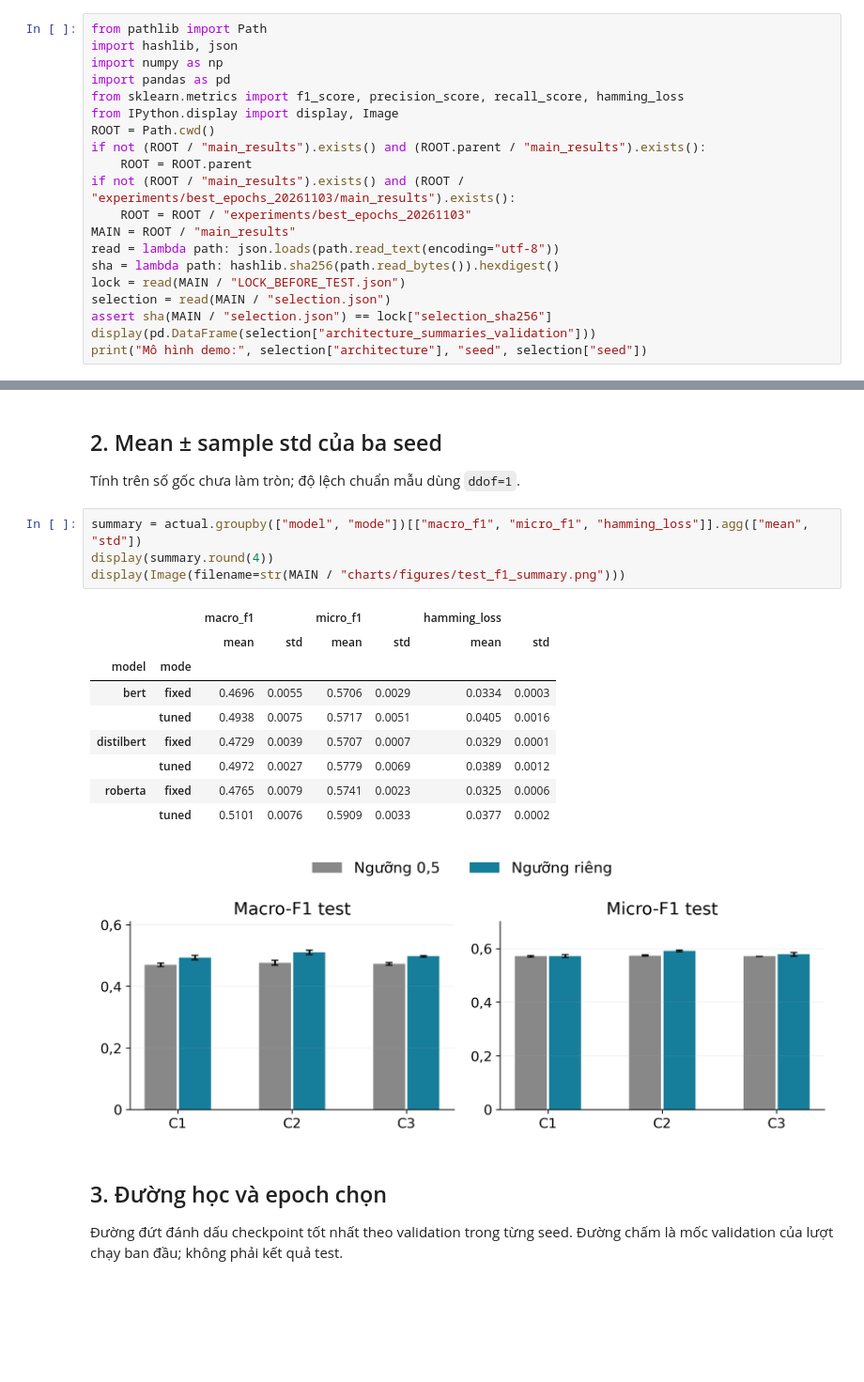
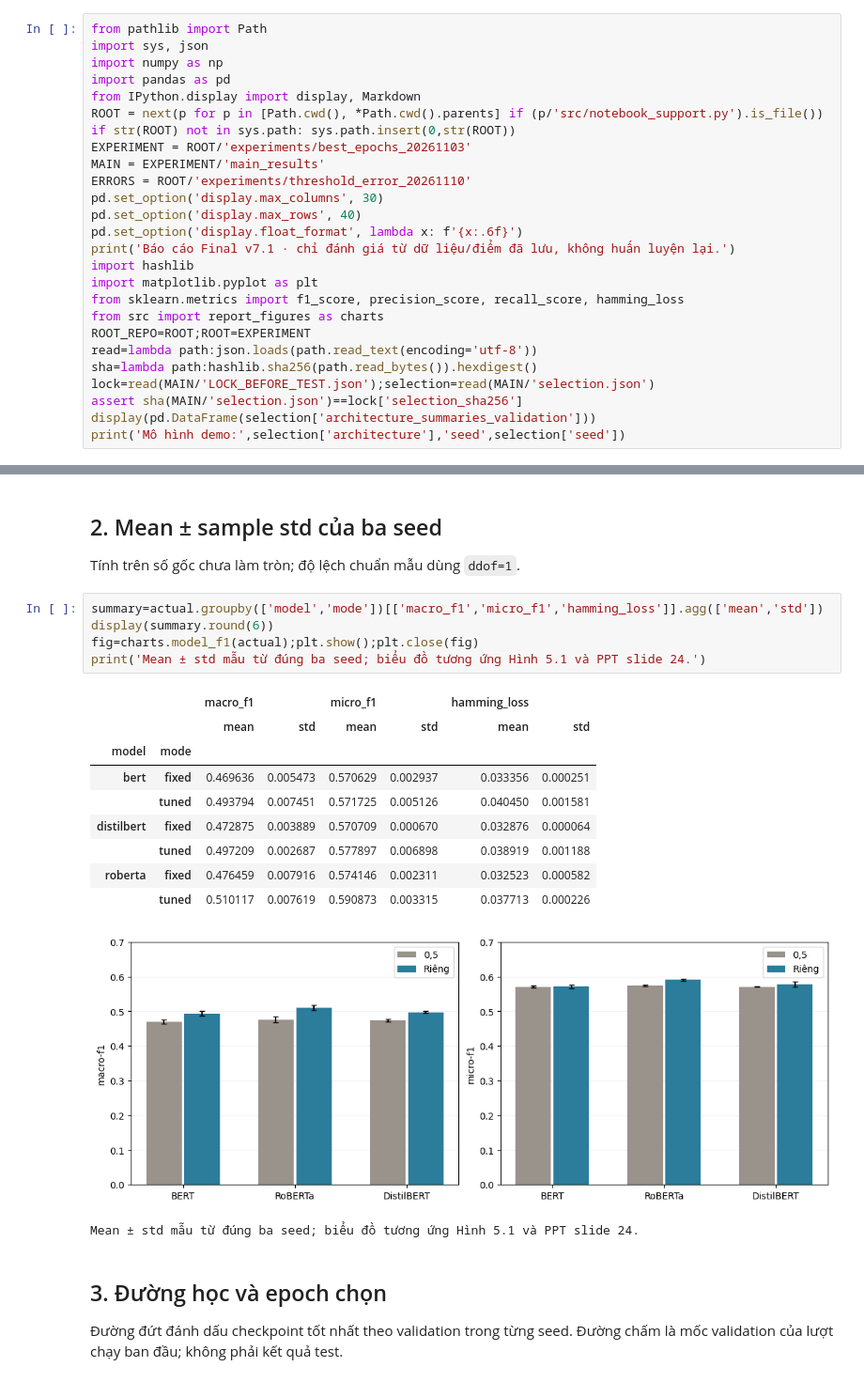
Before and after one commit to dzyuu1612/goemotions-multilabel-classification, a Jupyter notebook: experiments/best_epochs_20261103/GoEmotions_KetQua_EpochTotNhat.ipynb, the cells around one changed output, grey strips where cells are left out. Shown at 94% size. Drawn from its saved outputs; the diff is of its cells as text; blank space fills up the shorter version.

Commit message:
Clarify report notebooks and remove unused legacy workflows

```diff
--- a/experiments/best_epochs_20261103/GoEmotions_KetQua_EpochTotNhat.ipynb
+++ b/experiments/best_epochs_20261103/GoEmotions_KetQua_EpochTotNhat.ipynb
@@ -6,21 +4,27 @@ Bản đồng bộ báo cáo Final v6. Bảng chính dùng cấu hình chung, kh
 # %%
 from pathlib import Path
-import hashlib, json
+import sys, json
 import numpy as np
 import pandas as pd
+from IPython.display import display, Markdown
+ROOT = next(p for p in [Path.cwd(), *Path.cwd().parents] if (p/'src/notebook_support.py').is_file())
+if str(ROOT) not in sys.path: sys.path.insert(0,str(ROOT))
+EXPERIMENT = ROOT/'experiments/best_epochs_20261103'
+MAIN = EXPERIMENT/'main_results'
+ERRORS = ROOT/'experiments/threshold_error_20261110'
+pd.set_option('display.max_columns', 30)
+pd.set_option('display.max_rows', 40)
+pd.set_option('display.float_format', lambda x: f'{x:.6f}')
+print('Báo cáo Final v7.1 · chỉ đánh giá từ dữ liệu/điểm đã lưu, không huấn luyện lại.')
+import hashlib
+import matplotlib.pyplot as plt
 from sklearn.metrics import f1_score, precision_score, recall_score, hamming_loss
-from IPython.display import display, Image
-ROOT = Path.cwd()
-if not (ROOT / "main_results").exists() and (ROOT.parent / "main_results").exists():
-    ROOT = ROOT.parent
-if not (ROOT / "main_results").exists() and (ROOT / "experiments/best_epochs_20261103/main_results").exists():
-    ROOT = ROOT / "experiments/best_epochs_20261103"
-MAIN = ROOT / "main_results"
-read = lambda path: json.loads(path.read_text(encoding="utf-8"))
-sha = lambda path: hashlib.sha256(path.read_bytes()).hexdigest()
-lock = read(MAIN / "LOCK_BEFORE_TEST.json")
-selection = read(MAIN / "selection.json")
-assert sha(MAIN / "selection.json") == lock["selection_sha256"]
-display(pd.DataFrame(selection["architecture_summaries_validation"]))
-print("Mô hình demo:", selection["architecture"], "seed", selection["seed"])
+from src import report_figures as charts
+ROOT_REPO=ROOT;ROOT=EXPERIMENT
+read=lambda path:json.loads(path.read_text(encoding='utf-8'))
+sha=lambda path:hashlib.sha256(path.read_bytes()).hexdigest()
+lock=read(MAIN/'LOCK_BEFORE_TEST.json');selection=read(MAIN/'selection.json')
+assert sha(MAIN/'selection.json')==lock['selection_sha256']
+display(pd.DataFrame(selection['architecture_summaries_validation']))
+print('Mô hình demo:',selection['architecture'],'seed',selection['seed'])
 # %% [output]
@@ -91,20 +96,22 @@ display(actual[["model", "seed", "epoch", "mode", "macro_f1", "micro_f1", "hammi
 ## 2. Mean ± sample std của ba seed
 Tính trên số gốc chưa làm tròn; độ lệch chuẩn mẫu dùng `ddof=1`.
 # %%
-summary = actual.groupby(["model", "mode"])[["macro_f1", "micro_f1", "hamming_loss"]].agg(["mean", "std"])
-display(summary.round(4))
-display(Image(filename=str(MAIN / "charts/figures/test_f1_summary.png")))
+summary=actual.groupby(['model','mode'])[['macro_f1','micro_f1','hamming_loss']].agg(['mean','std'])
+display(summary.round(6))
+fig=charts.model_f1(actual);plt.show();plt.close(fig)
+print('Mean ± std mẫu từ đúng ba seed; biểu đồ tương ứng Hình 5.1 và PPT slide 24.')
 # %% [output]
 |  |  | macro_f1 |  | micro_f1 |  | hamming_loss |  |
 |  |  | mean | std | mean | std | mean | std |
 | model | mode |  |  |  |  |  |  |
-| bert | fixed | 0.4696 | 0.0055 | 0.5706 | 0.0029 | 0.0334 | 0.0003 |
-|  | tuned | 0.4938 | 0.0075 | 0.5717 | 0.0051 | 0.0405 | 0.0016 |
-| distilbert | fixed | 0.4729 | 0.0039 | 0.5707 | 0.0007 | 0.0329 | 0.0001 |
-|  | tuned | 0.4972 | 0.0027 | 0.5779 | 0.0069 | 0.0389 | 0.0012 |
-| roberta | fixed | 0.4765 | 0.0079 | 0.5741 | 0.0023 | 0.0325 | 0.0006 |
-|  | tuned | 0.5101 | 0.0076 | 0.5909 | 0.0033 | 0.0377 | 0.0002 |
+| bert | fixed | 0.469636 | 0.005473 | 0.570629 | 0.002937 | 0.033356 | 0.000251 |
+|  | tuned | 0.493794 | 0.007451 | 0.571725 | 0.005126 | 0.040450 | 0.001581 |
+| distilbert | fixed | 0.472875 | 0.003889 | 0.570709 | 0.000670 | 0.032876 | 0.000064 |
+|  | tuned | 0.497209 | 0.002687 | 0.577897 | 0.006898 | 0.038919 | 0.001188 |
+| roberta | fixed | 0.476459 | 0.007916 | 0.574146 | 0.002311 | 0.032523 | 0.000582 |
+|  | tuned | 0.510117 | 0.007619 | 0.590873 | 0.003315 | 0.037713 | 0.000226 |
-[figure, old version]
+[figure, new version]
+Mean ± std mẫu từ đúng ba seed; biểu đồ tương ứng Hình 5.1 và PPT slide 24.
 # %% [markdown]
 ## 3. Đường học và epoch chọn
 Đường đứt đánh dấu checkpoint tốt nhất theo validation trong từng seed. Đường chấm là mốc validation của lượt chạy ban đầu; không phải kết quả test.
```
Also changed, not shown: parts of 7 cells of this notebook, 51 other files.
